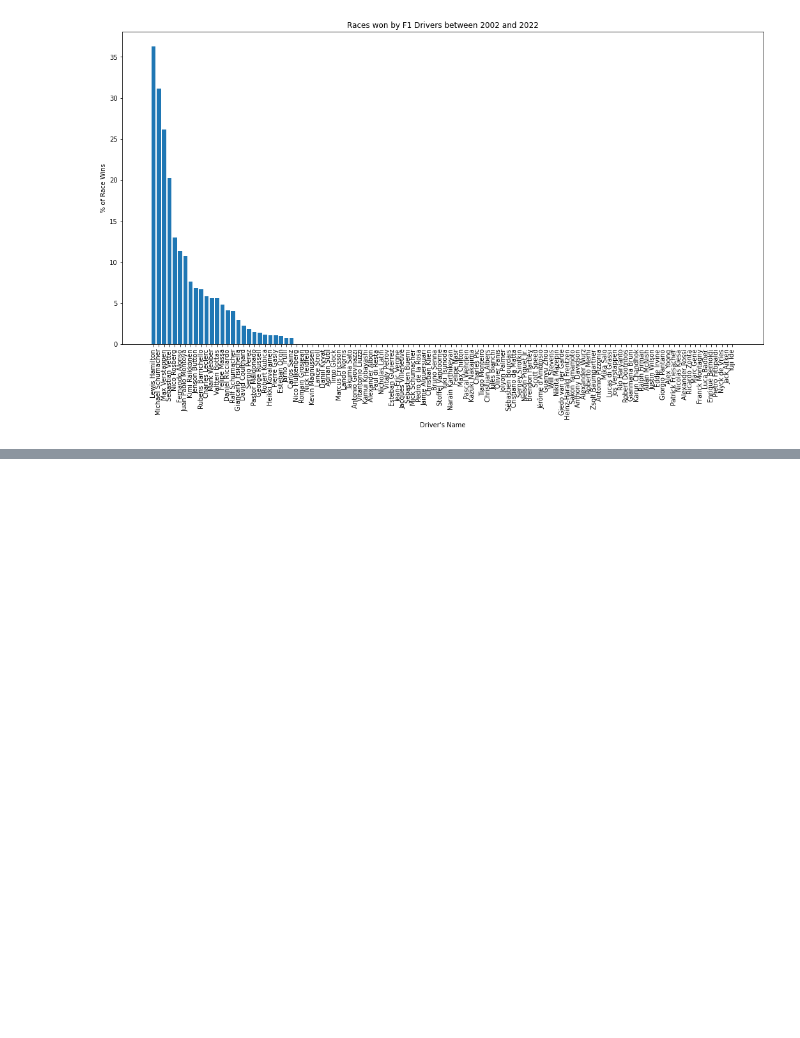
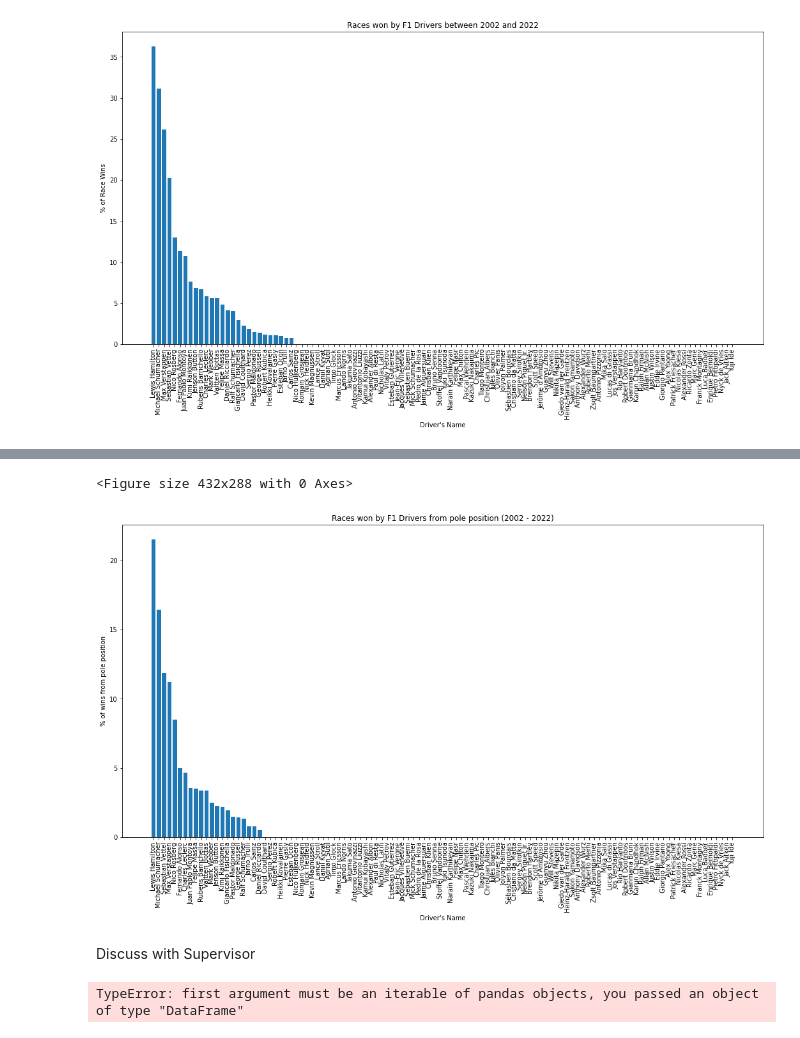
Before and after one commit to PaulOM203/MSC_Thesis_F1, a Jupyter notebook: Notebook.ipynb, the cells around one changed output, grey strips where cells are left out. Drawn from its saved outputs; the diff is of its cells as text; code cells hidden in the pictures; blank space fills up the shorter version.

```diff
--- a/Notebook.ipynb
+++ b/Notebook.ipynb
@@ -267,3 +267,7 @@ plt.savefig('Percentage of Wins per Driver.png', dpi=300)
 # %% [output]
 <Figure size 432x288 with 0 Axes>
 [figure]
+# %%
+## Getting the driver age data based on DOB & Race date columns
+driver_race_data[['dob','date']] = driver_race_data[['dob','date']].apply(pd.to_datetime)
+driver_race_data['driver_age'] = (driver_race_data['date'] - driver_race_data['dob']) / np.timedelta64(1, 'Y')
@@ -269,0 +304,3 @@ plt.savefig('Percentage of Wins per Driver.png', dpi=300)
+# %%
+driver_race_data['driver_age'] = driver_race_data['driver_age'].astype(int)
+driver_race_data['driver_age'].head()
@@ -269,0 +350,44 @@ plt.savefig('Percentage of Wins per Driver.png', dpi=300)
+# %%
+## Creating pole position wins graph for last 20 years
+starting_position = driver_race_data.loc[(driver_race_data['year']>=2002) &
+                                         (driver_race_data['year']<2023) &
+                                         (driver_race_data['winner']==1) &
+                                         (driver_race_data['starting_position']==1)]
+starting_position_total = starting_position.groupby(['driver'])['starting_position'].count().sort_values(ascending=False)
+
+pole_winners = pd.merge(perc_wins,starting_position_total, how='left', on='driver')
+pole_winners.drop(['wins', 'win_percent'], axis=1)
+pole_winners['pole_percent'] = ((pole_winners['starting_position'] / perc_wins['races']) * 100)
+pole_winners = pole_winners.sort_values(ascending=False, by='pole_percent')
+
+## Converting index to list
+x_axis = pole_winners.index.tolist()
+y_axis = pole_winners.groupby(['driver'], sort=False)['pole_percent'].sum().sort_values(ascending=False)
+
+fig = plt.figure()
+plt.figure(figsize=(18,9))
+plt.bar(x_axis, y_axis)
+plt.title('Races won by F1 Drivers from pole position (2002 - 2022)')
+plt.xlabel("Driver's Name")
+plt.ylabel("% of wins from pole position")
+plt.xticks(rotation=90);
+plt.savefig('Percentage of Wins from Pole Position.png', dpi=300)
+# %% [output]
+<Figure size 432x288 with 0 Axes>
+[figure, added]
+# %% [markdown]
+Discuss with Supervisor
+# %%
+circuitsR = pd.concat([circuits['circuitId']], axis=1)
+ResultsC = pd.concat([results['grid'], results['positionOrder'], results['statusId']], axis=1)
+
+circuitResults = pd.concat(circuitsR, ResultsC)
+
+x = results[(results.circuitId == 6) & (results.statusId == 1)].grid
+y = results[(results.circuitId == 6) & (results.statusId == 1)].positionOrder
+
+plt.scatter(x,y)
+
+print("Correlation:", x.corr(y))
+# %% [output]
+TypeError: first argument must be an iterable of pandas objects, you passed an object of type "DataFrame"
```
Also changed, not shown: parts of 7 cells of this notebook.
